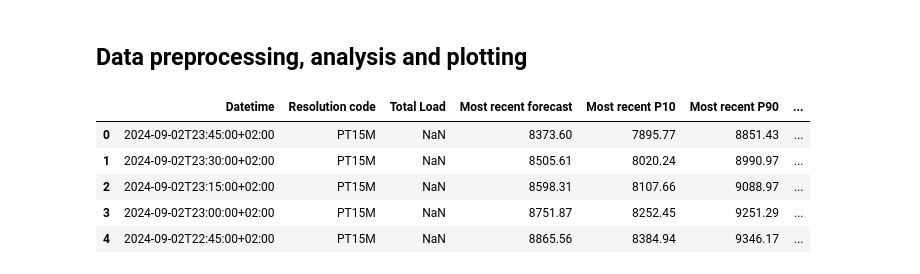
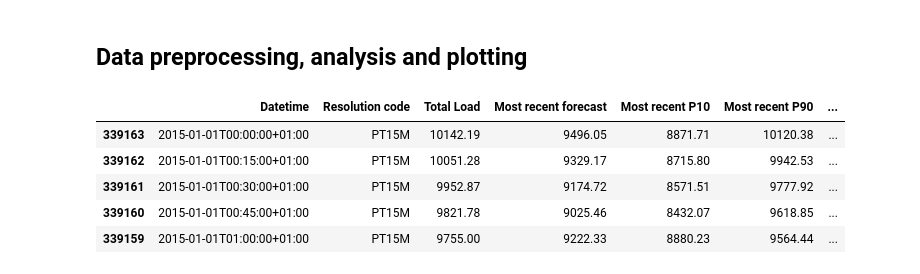
Before and after one commit to pascaltribel/trail_2024, a Jupyter notebook: DataAnalysis.ipynb, the cells around one changed output. Cells and saved outputs as stored; diff of their text form; code cells hidden in the pictures.

```diff
--- a/DataAnalysis.ipynb
+++ b/DataAnalysis.ipynb
@@ -8,13 +9,12 @@ import sktime
 # %%
-#data = pd.read_csv("Data/Belgium/NSIDE/CompleteDataBE/ods001.csv")
-data = pd.read_csv("Data/Belgium/ELIA/ods001.csv", delimiter=";")
+data = pd.read_csv("Data/Belgium/ELIA/ods001.csv", delimiter=";")[749:]
 # %%
-data.head()
+data[::-1].head()
 # %% [output]
 |  | Datetime | Resolution code | Total Load | Most recent forecast | Most recent P10 | Most recent P90 | ... |
-| 0 | 2024-09-02T23:45:00+02:00 | PT15M | NaN | 8373.60 | 7895.77 | 8851.43 | ... |
-| 1 | 2024-09-02T23:30:00+02:00 | PT15M | NaN | 8505.61 | 8020.24 | 8990.97 | ... |
-| 2 | 2024-09-02T23:15:00+02:00 | PT15M | NaN | 8598.31 | 8107.66 | 9088.97 | ... |
-| 3 | 2024-09-02T23:00:00+02:00 | PT15M | NaN | 8751.87 | 8252.45 | 9251.29 | ... |
-| 4 | 2024-09-02T22:45:00+02:00 | PT15M | NaN | 8865.56 | 8384.94 | 9346.17 | ... |
+| 339163 | 2015-01-01T00:00:00+01:00 | PT15M | 10142.19 | 9496.05 | 8871.71 | 10120.38 | ... |
+| 339162 | 2015-01-01T00:15:00+01:00 | PT15M | 10051.28 | 9329.17 | 8715.80 | 9942.53 | ... |
+| 339161 | 2015-01-01T00:30:00+01:00 | PT15M | 9952.87 | 9174.72 | 8571.51 | 9777.92 | ... |
+| 339160 | 2015-01-01T00:45:00+01:00 | PT15M | 9821.78 | 9025.46 | 8432.07 | 9618.85 | ... |
+| 339159 | 2015-01-01T01:00:00+01:00 | PT15M | 9755.00 | 9222.33 | 8880.23 | 9564.44 | ... |
 # %%
```
Also changed, not shown: parts of 12 cells of this notebook, 4 other files.
